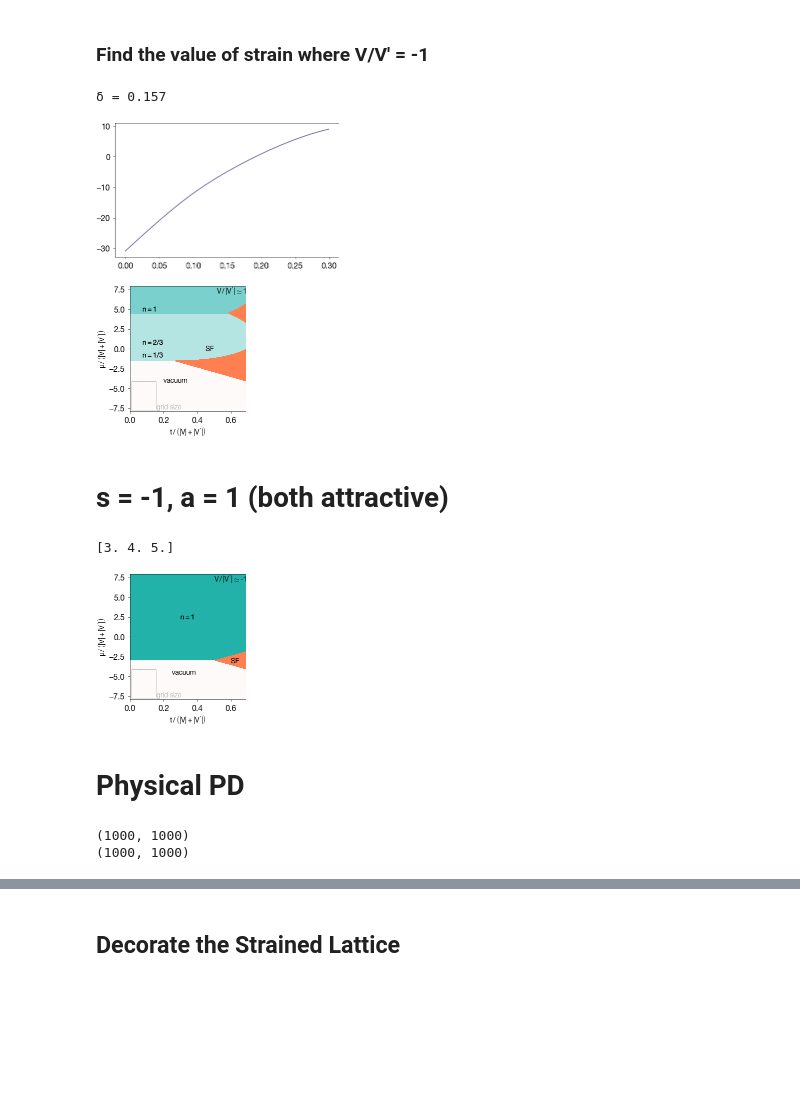
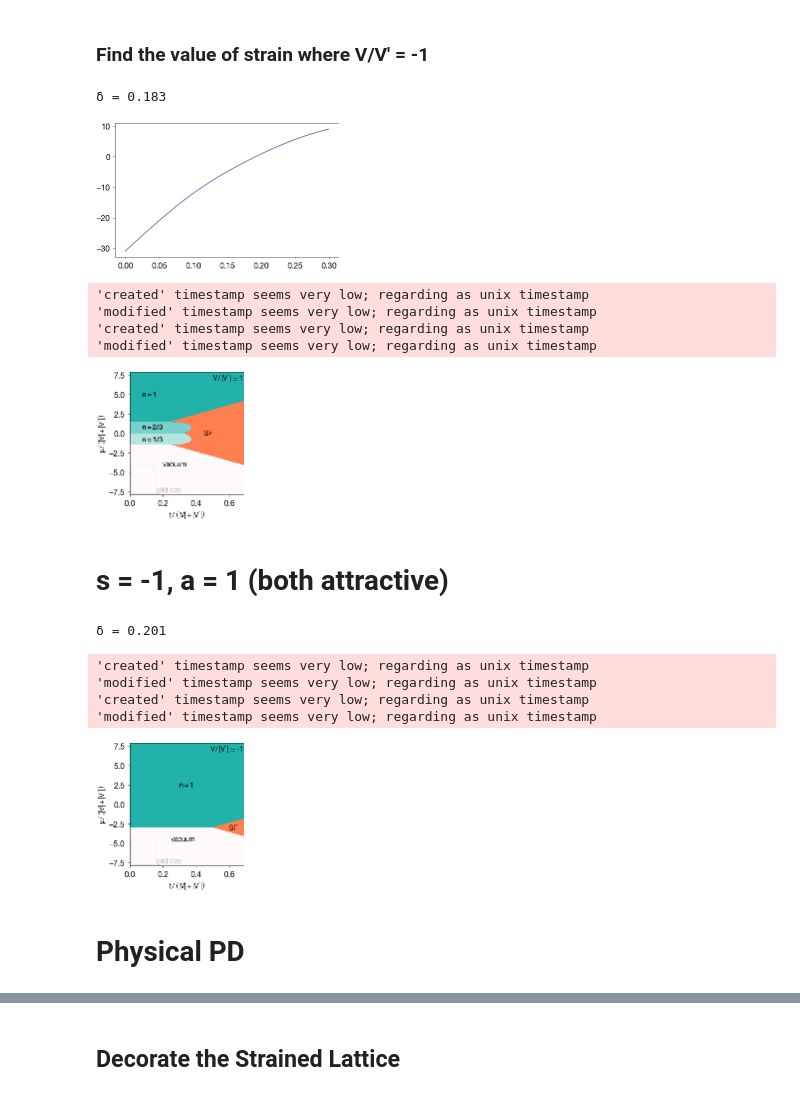
Before and after one commit to DelMaestroGroup/papers-code-Superfluid4HeStrainGraphene, a Jupyter notebook: src/MeanField_python-2022.ipynb, the cells around one changed output, grey strips where cells are left out. Cells and saved outputs as stored; diff of their text form; code cells hidden in the pictures; blank space fills up the shorter version.

```diff
--- a/src/MeanField_python-2022.ipynb
+++ b/src/MeanField_python-2022.ipynb
@@ -36,9 +36,9 @@ dgrey = '#303030'
 delta,t,V,Vp = np.genfromtxt('../data/BH_vs_strain.dat',unpack=True,missing_values='N/A')
 # %%
 tinterp = interpolate.CubicSpline(delta,t)
-Vinterp = interpolate.CubicSpline(delta_sim,V_sim)
+Vinterp = interpolate.CubicSpline(delta,V)
 Vpinterp = interpolate.CubicSpline(delta,Vp)
-ainterp = interpolate.CubicSpline(delta,np.array(V_sim)/np.array(Vp))
+ainterp = interpolate.CubicSpline(delta,np.array(V)/np.array(Vp))
 # %%
 # Define energy list
 
@@ -117,35 +118,12 @@ def get_cmap(phases):
     colors = {'0.0':'#22b2aa55', '2.0':'#22b2aa99', '3.0':'#22b2aa', '4.0':'coral', '5.0':'snow'}
     return mcolors.ListedColormap([colors[str(p)] for p in phases])
 
-# cMap = mcolors.ListedColormap([
-#             'aquamarine',
-#             'turquoise',
-#             'lightseagreen',
-#             'coral',
-#             'snow'])
-
 def ab_pdmaker (ax,t, mu, data, dt, dmu, VoVp, show_grid=False, grid_scale=1, locate_system=None,
                labels=None, label_loc=None):
 
     phases = np.unique(data)
     cMap = get_cmap(phases)
     p1 = ax.contourf(t, mu, data, len(phases), vmin = np.min(phases), vmax = np.max(phases), cmap = cMap)
-
-
-#     if len(np.unique(data)) >= 5:
-#         cMap = mcolors.ListedColormap([
-#             '#22b2aa55',
-#             '#22b2aa99',
-#             '#22b2aa',
-#             'coral',
-#             'snow'])
-#         p1 = ax.contourf(t, mu, data, 5, vmin = 0, vmax = 5, cmap = cMap)
-#     else:
-#         cMap = mcolors.ListedColormap([
-#             '#22b2aa',
-#             'coral',
-#             'snow'])
-#         p1 = ax.contourf(t, mu, data, 3, vmin = 3, vmax = 5, cmap = cMap)
 
     ax.set_xlabel(r'$t\,/\,\left(|V|+|V^{\prime}|\right)$')
     ax.set_ylabel(r'$\mu\,/\,\left(|V|+|V^{\prime}|\right)$')
@@ -190,17 +168,17 @@ def ab_pdmaker (ax,t, mu, data, dt, dmu, VoVp, show_grid=False, grid_scale=1, lo
             ax.text(*loc, lab, va='center',ha='left', color=col, path_effects=path_eff)
 
     # add the V/V' label
-    ax.text(0.69,7.9, r'$V\,/\,|V^\prime| \simeq $' + f'{VoVp}', va='top',ha='right')
+    ax.text(0.685,7.75, r'$V\,/\,|V^\prime| \simeq $' + f'{VoVp}', va='top',ha='right')
 
     return ax
 # %%
-def get_pd_data(nx,ny,s,a,delta,V_sim,Vp):
+def get_pd_data(nx,ny,s,a,delta,V,Vp):
 
     ab_tbar = np.linspace(0,0.7,nx)
     ab_mubar = np.linspace(-8,8,ny)
     ab_data = np.zeros((ny,nx))
 
-    ainterp_2 = interpolate.CubicSpline(delta,np.array(V_sim)/np.array(Vp)+a)
+    ainterp_2 = interpolate.CubicSpline(delta,np.array(V)/np.array(Vp)+a)
     root = ainterp_2.roots()[1]
     sampleV = Vinterp(root)
     sampleVp = Vpinterp(root)
@@ -216,10 +194,10 @@ def get_pd_data(nx,ny,s,a,delta,V_sim,Vp):
 # %%
 data_pd = {}
 # %%
-data_pd['a=33'] = get_pd_data(nx,ny,1,np.abs(ainterp(0.0)),delta,V_sim,Vp)
-data_pd['a=4'] = get_pd_data(nx,ny,4,1,delta,V_sim,Vp)
-data_pd['a=-1'] = get_pd_data(nx,ny,-1,1,delta,V_sim,Vp)
-data_pd['a=1'] = get_pd_data(nx,ny,-1,1,delta,V_sim,Vp)
+data_pd['a=33'] = get_pd_data(nx,ny,1,np.abs(ainterp(0.0)),delta,V,Vp)
+data_pd['a=4'] = get_pd_data(nx,ny,4,1,delta,V,Vp)
+data_pd['a=-1'] = get_pd_data(nx,ny,-1,1,delta,V,Vp)
+data_pd['a=1'] = get_pd_data(nx,ny,1,1,delta,V,Vp)
 # %%
 plt.style.reload_library()
 with plt.style.context(plot_style['sans']):
@@ -244,30 +226,39 @@ with plt.style.context(plot_style['sans']):
 VoVp = ainterp(δ)
 plt.plot(δ,VoVp)
 
-idx = np.where(np.abs(VoVp+4) < 1E-2)[0][0]
+idx = np.where(np.abs(VoVp+1) < 1E-2)[0][0]
 cδ = δ[idx]
 print(f'δ = {δ[idx]:.3f}')
 # %% [output]
-δ = 0.157
+δ = 0.183
 [figure]
 # %%
 plt.style.reload_library()
 with plt.style.context(plot_style['sans']):
 
     fig,ax = plt.subplots(1,1,figsize=(figsize[1],figsize[1]),constrained_layout=True)
     dgutils.fonts.set_custom_font(font_path)
 
     labels=['vacuum','SF',r'$n=1/3$',r'$n=2/3$',r'$n=1$']
     label_loc = [[0.2,-4.0],[0.45,0],[0.075,-0.8],[0.075,0.8],[0.075,5]]
-    ax = ab_pdmaker(ax,*data_pd['a=4'],1,labels=labels,label_loc=label_loc)
+    ax = ab_pdmaker(ax,*data_pd['a=1'],1,labels=labels,label_loc=label_loc)
 
     fig.savefig(f'../figures/MFpd_delta_{cδ:4.2f}.pdf')
 # %% [output]
+'created' timestamp seems very low; regarding as unix timestamp
+'modified' timestamp seems very low; regarding as unix timestamp
+'created' timestamp seems very low; regarding as unix timestamp
+'modified' timestamp seems very low; regarding as unix timestamp
-[figure, old version]
+[figure, new version]
 # %% [markdown]
 # s = -1, a = 1 (both attractive)
+# %%
+idx = np.where(np.abs(VoVp-1) < 1E-2)[0][0]
+cδ = δ[idx]
+print(f'δ = {δ[idx]:.3f}')
+# %% [output]
+δ = 0.201
 # %%
-#data_pd['a=-1'] = get_pd_data(nx,ny,-1,1,delta,V_sim,Vp)
 plt.style.reload_library()
 with plt.style.context(plot_style['sans']):
 
@@ -278,10 +269,13 @@ with plt.style.context(plot_style['sans']):
     label_loc = [[0.25,-4.5],[0.6,-3.05],[0.3,2.5]]
     ax = ab_pdmaker(ax,*data_pd['a=-1'],-1,labels=labels,label_loc=label_loc)
 
-    fig.savefig(f'../figures/MFpd_delta_{root:4.2f}.pdf')
+    fig.savefig(f'../figures/MFpd_delta_{cδ:4.2f}.pdf')
 # %% [output]
-[3. 4. 5.]
+'created' timestamp seems very low; regarding as unix timestamp
+'modified' timestamp seems very low; regarding as unix timestamp
+'created' timestamp seems very low; regarding as unix timestamp
+'modified' timestamp seems very low; regarding as unix timestamp
-[figure, old version]
+[figure, new version]
 # %% [markdown]
 # Physical PD
 # %%
@@ -294,7 +288,4 @@ for i in range(nx):
 for i in range(nx):
     for j in range(ny):
         data[j,i] = pref_state(tbar[i],mubar[j,i],s_lst[i],a_lst[i])
-# %% [output]
-(1000, 1000)
-(1000, 1000)
 # %%
```
Also changed, not shown: parts of 7 cells of this notebook, 2 other files.
